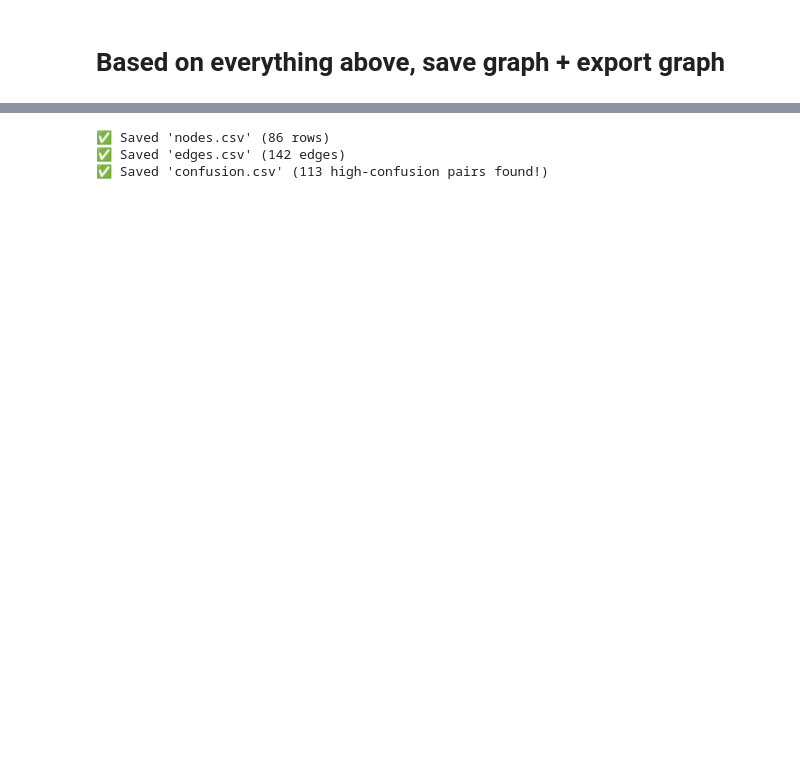
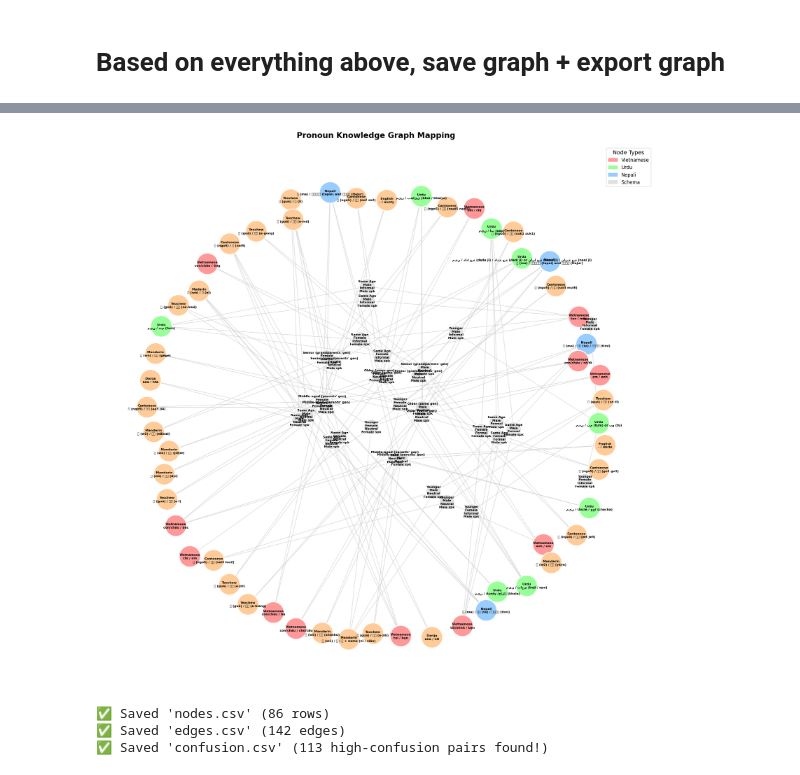
Before and after one commit to Gr8Sushant/multilingual-knowledge-graph-engine, a Jupyter notebook: pronouns_game/draft_graph_pronouns.ipynb, the cells around one changed output, grey strips where cells are left out. Drawn from its saved outputs; the diff is of its cells as text; code cells hidden in the pictures; blank space fills up the shorter version.

Commit message:
feat: update graph with evaluation by grade rule

```diff
--- a/pronouns_game/draft_graph_pronouns.ipynb
+++ b/pronouns_game/draft_graph_pronouns.ipynb
@@ -324,8 +322,24 @@ for index, row in db_df.iterrows():
     for path in target_paths:
         G_plugged.add_edge(path, instance_id, type="HAS_PRONOUN")
 
+# Define the Cultural Penalty Weights
+penalty_rules = {
+    "Age": 5,           # Generational disrespect (Critical)
+    "Addressee": 3,     # Wrong gender for the listener (Major)
+    "Context": 2,       # Formal vs Casual mismatch (Moderate)
+    "Speaker": 1        # Wrong gender for yourself (Minor)
+}
+
+# Attach these rules to the Graph's metadata dictionary
+G_plugged.graph['scoring_rules'] = penalty_rules
+G_plugged.graph['max_penalty'] = sum(penalty_rules.values()) # 11 points total
+
+# Now export the graph as normal
 plugged_data = json_graph.node_link_data(G_plugged)
+
+# Because we added it to G_plugged.graph, it will automatically appear
+# inside the exported JSON under the "graph" key!
 with open("graph_export/graph_plugged_data.json", "w", encoding="utf-8") as f:
     json.dump(plugged_data, f, ensure_ascii=False, indent=4)
-print("✅ Saved 'graph_plugged_data.json'")
+print("✅ Saved 'graph_plugged_data.json' with Cultural Penalty Weights embedded!")
 # %% [output]
@@ -346,3 +347,65 @@ plt.show()
+# %%
+import matplotlib.pyplot as plt
+import networkx as nx
+import matplotlib.patches as mpatches
+
+plt.figure(figsize=(20, 20)) # Increased size for better readability
+
+# 1. Generate Custom Labels (Replace "Instance_XYZ" with actual words)
+custom_labels = {}
+for n, attr in G_plugged.nodes(data=True):
+    if attr.get('type') == 'instance':
+        # Show Language + Terms
+        lang = attr.get('language', 'Unknown')
+        term_i = attr.get('term_i', '')
+        term_you = attr.get('term_you', '')
+        custom_labels[n] = f"{lang}\n{term_i} / {term_you}"
+    else:
+        # For schema paths, just split it by newlines so it fits in the circle
+        custom_labels[n] = n.replace(" - ", "\n")
+
+# 2. Set Colors by Language
+language_colors = {
+    'Vietnamese': '#ff9999',  # Red-ish
+    'Urdu': '#99ff99',        # Green-ish
+    'Nepali': '#99ccff',      # Blue-ish
+    'Schema': '#e0e0e0'       # Gray for the logical paths
+}
+
+node_colors = []
+for n, attr in G_plugged.nodes(data=True):
+    if attr.get('type') == 'schema_path':
+        node_colors.append(language_colors['Schema'])
+    else:
+        lang = attr.get('language', 'Unknown')
+        node_colors.append(language_colors.get(lang, '#ffcc99'))
+
+# 3. Dynamic Sizing based on connections
+node_sizes = [3000 if G_plugged.nodes[n]['type'] == 'instance' else 1500 for n in G_plugged.nodes()]
+
+# 4. Generate Layout (Increased k to push nodes further apart)
+pos = nx.spring_layout(G_plugged, k=0.9, iterations=100, seed=42)
+
+# --- Draw the Graph ---
+# Draw nodes
+nx.draw_networkx_nodes(G_plugged, pos, node_size=node_sizes, node_color=node_colors, edgecolors='white', linewidths=2)
+
+# Draw edges
+nx.draw_networkx_edges(G_plugged, pos, edge_color='#cccccc', alpha=0.6, width=1.5)
+
+# Draw labels
+nx.draw_networkx_labels(G_plugged, pos, labels=custom_labels, font_size=8, font_weight='bold')
+
+# 5. Add a Legend
+legend_handles = [mpatches.Patch(color=color, label=lang) for lang, color in language_colors.items()]
+plt.legend(handles=legend_handles, loc='upper right', fontsize=12, title="Node Types", title_fontsize=14)
+
+plt.title("Pronoun Knowledge Graph Mapping", fontsize=20, fontweight='bold', pad=20)
+plt.axis('off')
+plt.tight_layout()
+plt.show()
+# %% [output]
+[figure, added]
 # %%
 import pandas as pd
 import itertools
```
Also changed, not shown: parts of 10 cells of this notebook, 6 other files.
